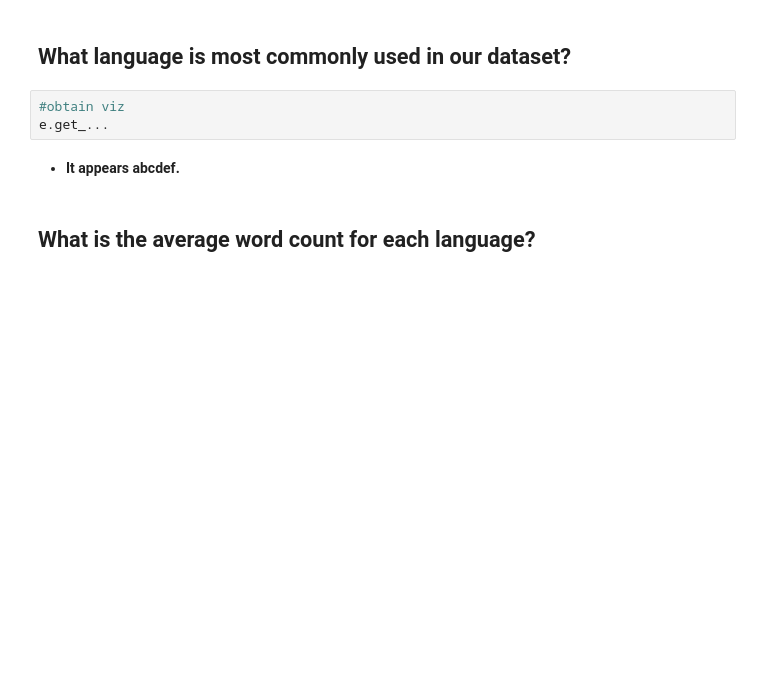
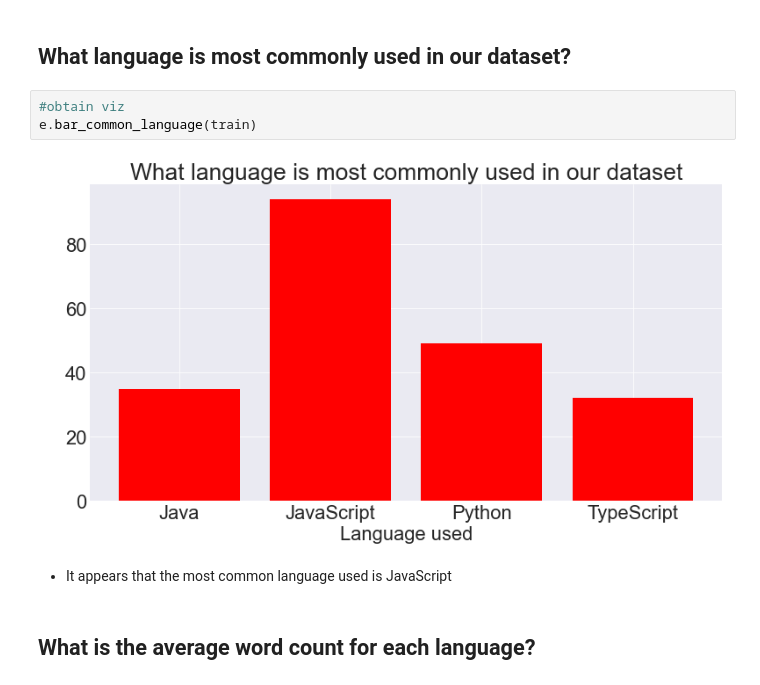
Before and after one commit to NLP-Project-Burton-Yuvia-Yvette/NLP-Project, a Jupyter notebook: Final_Report_NLP_Project.ipynb, the cells around one changed output. Drawn from its saved outputs; the diff is of its cells as text; blank space fills up the shorter version.

```diff
--- a/Final_Report_NLP_Project.ipynb
+++ b/Final_Report_NLP_Project.ipynb
@@ -111,9 +111,11 @@ train, validate, test = p.split_data(df, 'language')
 ## What language is most commonly used in our dataset?
 # %%
 #obtain viz
-e.get_...
+e.bar_common_language(train)
+# %% [output]
+[figure, added]
 # %% [markdown]
- * **It appears abcdef.**
+ * It appears that the most common language used is JavaScript
 # %% [markdown]
 ## What is the average word count for each language?
 # %%
```
Also changed, not shown: parts of 5 cells of this notebook.
